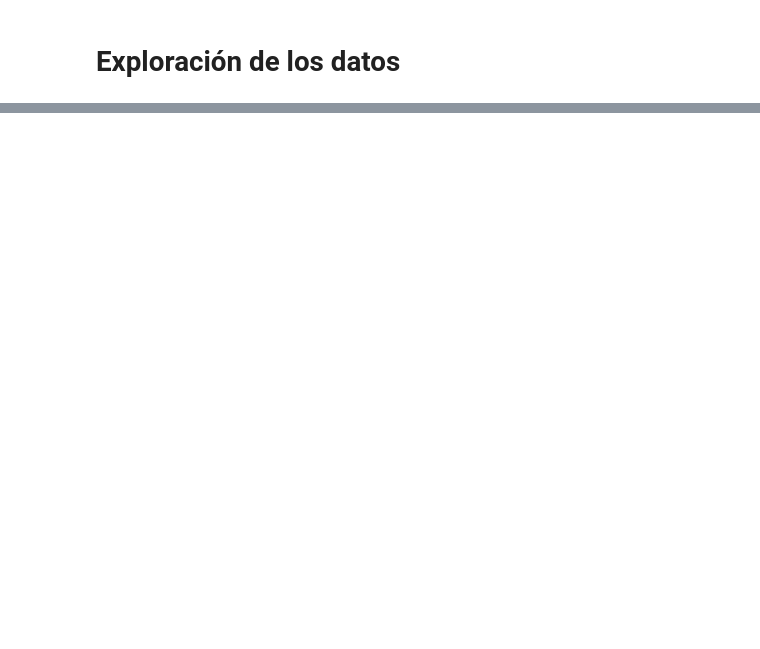
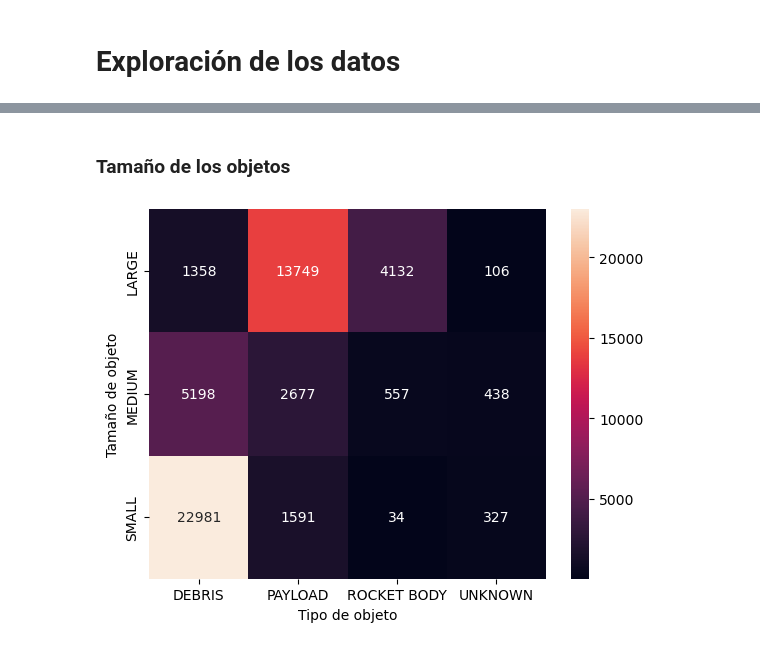
Before and after one commit to ramirobarone/space_debris_diplo_mentoria, a Jupyter notebook: notebooks/eda.ipynb, the cells around one changed output, grey strips where cells are left out. Drawn from its saved outputs; the diff is of its cells as text; code cells hidden in the pictures; blank space fills up the shorter version.

```diff
--- a/notebooks/eda.ipynb
+++ b/notebooks/eda.ipynb
@@ -98,0 +146,10 @@ array(['Commercial', 'Civil', 'Government', 'Military',
+# %% [markdown]
+### Tamaño de los objetos
+# %%
+df_aux = df.pivot_table(index="RCS_SIZE", columns="OBJECT_TYPE", values="NORAD_CAT_ID", aggfunc="count")
+sns.heatmap(df_aux, annot=True, fmt="d")
+plt.xlabel("Tipo de objeto")
+plt.ylabel("Tamaño de objeto")
+plt.show()
+# %% [output]
+[figure, added]
```
Also changed, not shown: parts of 21 cells of this notebook, 3 other files.
